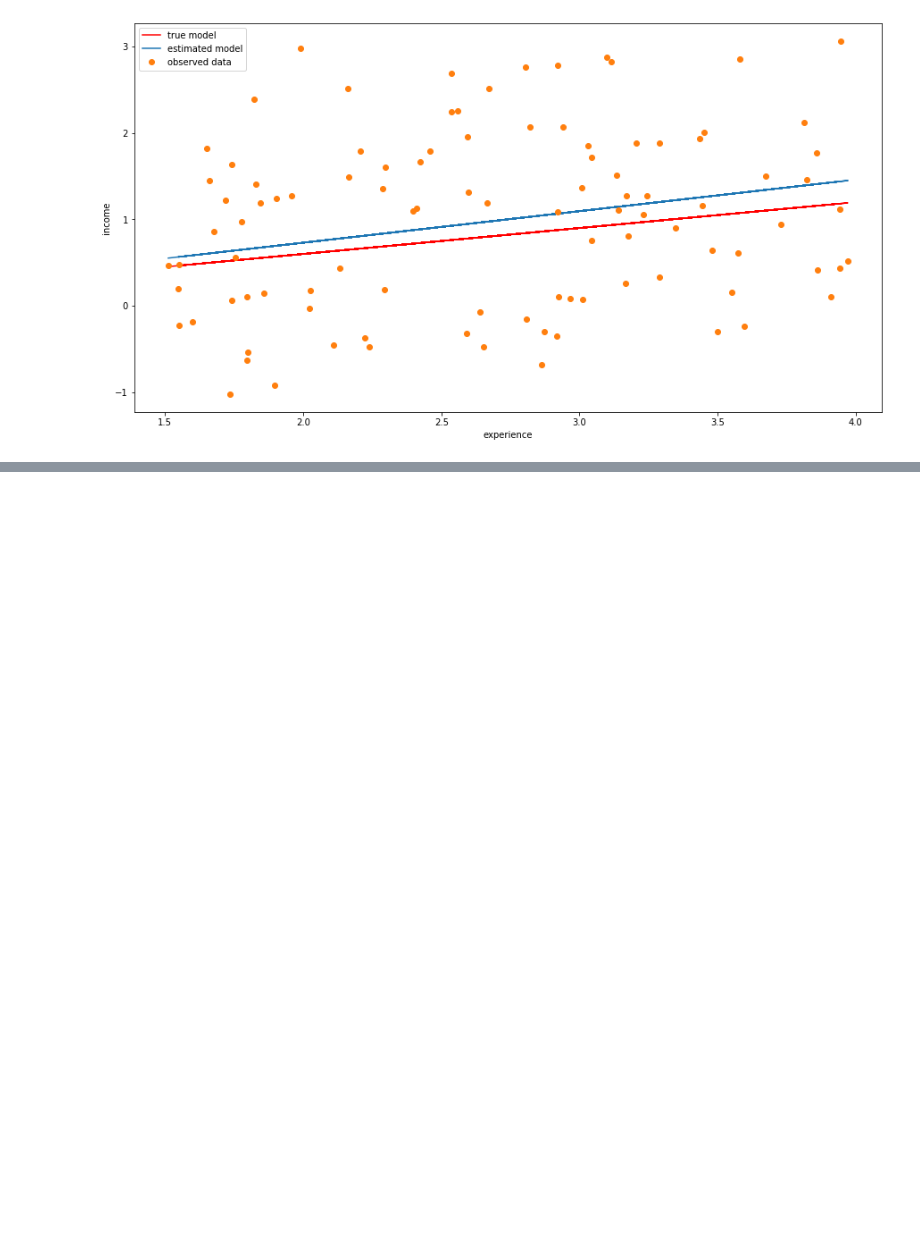
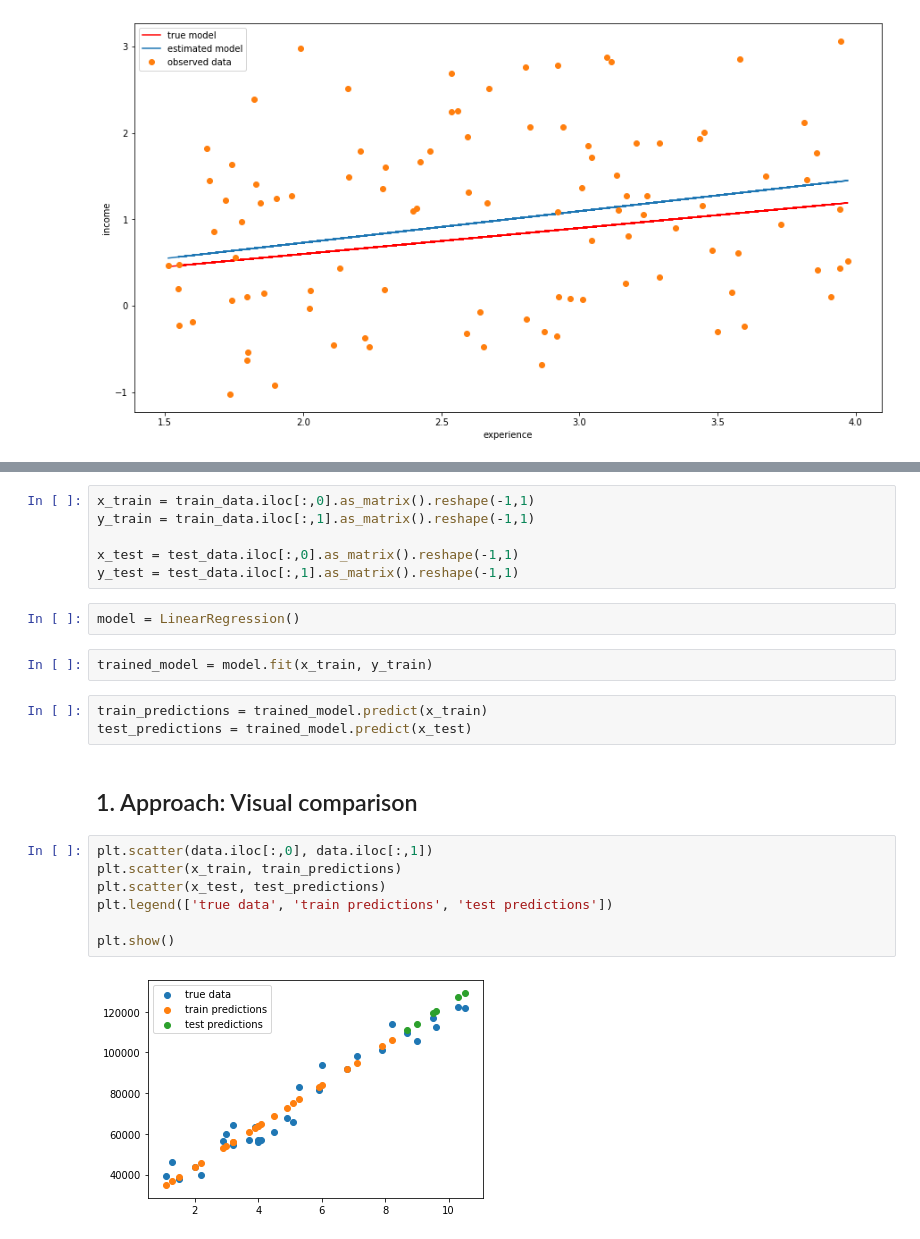
Before and after one commit to dennis-grinwald/tubddscourse, a Jupyter notebook: ml_part/day1_regression/lecture_linear_regression.ipynb, the cells around one changed output, grey strips where cells are left out. Cells and saved outputs as stored; diff of their text form; blank space fills up the shorter version.

```diff
--- a/ml_part/day1_regression/lecture_linear_regression.ipynb
+++ b/ml_part/day1_regression/lecture_linear_regression.ipynb
@@ -211,0 +247,24 @@ where $\alpha$= learning rate and $J(w_{1})=MSE$
+# %%
+x_train = train_data.iloc[:,0].as_matrix().reshape(-1,1)
+y_train = train_data.iloc[:,1].as_matrix().reshape(-1,1)
+
+x_test = test_data.iloc[:,0].as_matrix().reshape(-1,1)
+y_test = test_data.iloc[:,1].as_matrix().reshape(-1,1)
+# %%
+model = LinearRegression()
+# %%
+trained_model = model.fit(x_train, y_train)
+# %%
+train_predictions = trained_model.predict(x_train)
+test_predictions = trained_model.predict(x_test)
+# %% [markdown]
+## 1. Approach: Visual comparison
+# %%
+plt.scatter(data.iloc[:,0], data.iloc[:,1])
+plt.scatter(x_train, train_predictions)
+plt.scatter(x_test, test_predictions)
+plt.legend(['true data', 'train predictions', 'test predictions'])
+
+plt.show()
+# %% [output]
+[figure, added]
```
Also changed, not shown: parts of 25 cells of this notebook, 12 other files.
